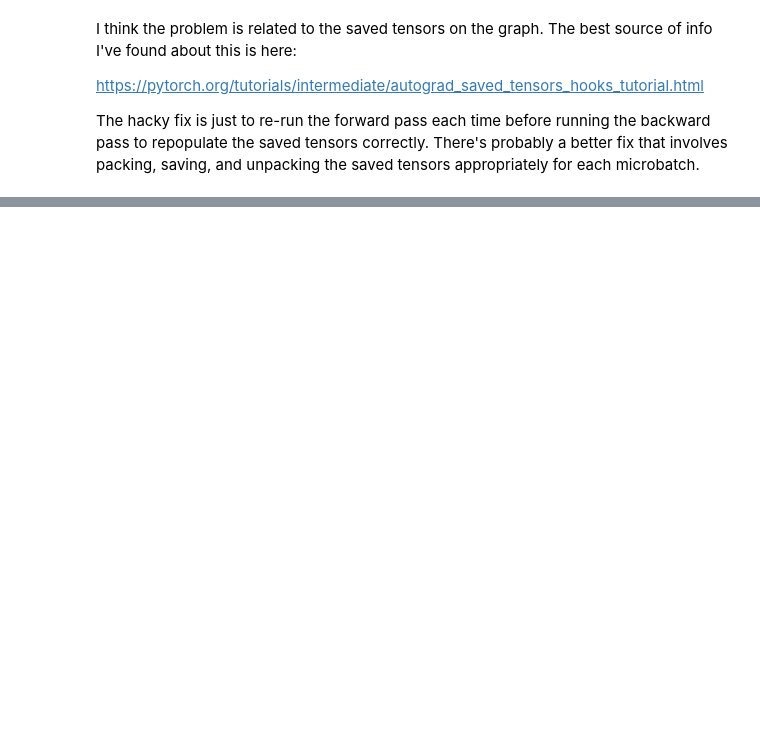
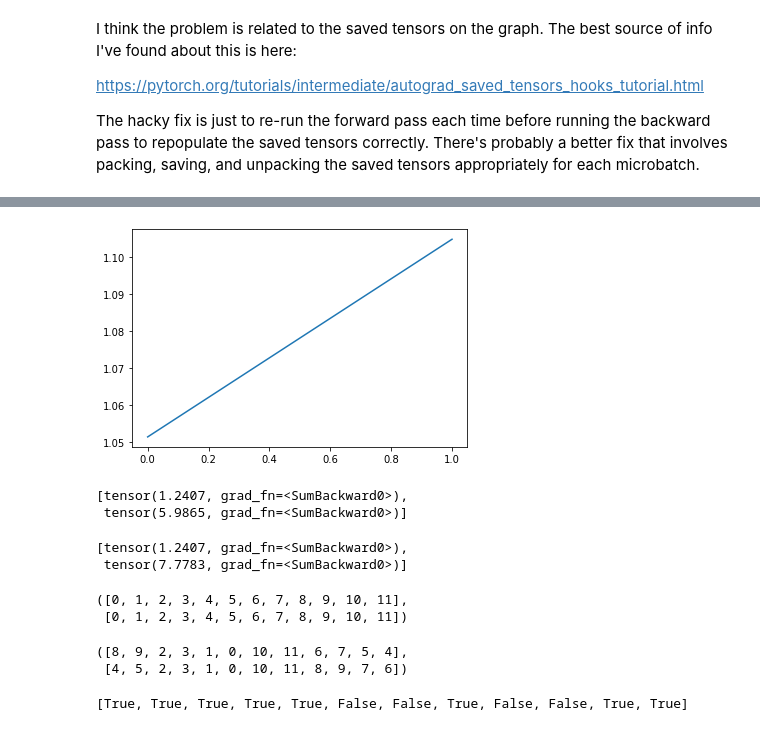
Before and after one commit to tamera-lanham/mlab, a Jupyter notebook: days/w3d1/refactor/reproduce-bug.ipynb, the cells around one changed output, grey strips where cells are left out. Cells and saved outputs as stored; diff of their text form; code cells hidden in the pictures; blank space fills up the shorter version.

```diff
--- a/days/w3d1/refactor/reproduce-bug.ipynb
+++ b/days/w3d1/refactor/reproduce-bug.ipynb
@@ -72,0 +100,57 @@ f._saved_mat2_strides
+# %%
+# Let's compare the storage against what it should be
+
+pack_order_2, unpack_order_2 = [], []
+storage_2 = []
+def pack_2(x):
+    storage_2.append(x)
+    pack_order_2.append(len(storage_2) - 1)
+    return len(storage_2) - 1
+
+def unpack_2(x):
+    unpack_order_2.append(x)
+    return storage_2[x]
+
+model = init_model()
+model.load_state_dict(model_state)
+
+loss_fn = t.nn.MSELoss()
+optimizer = t.optim.SGD(model.parameters(), 0.1)
+stored_outputs_2= {}
+losses= []
+for i, inputs in enumerate(data_batches):
+    optimizer.zero_grad()
+    with t.autograd.graph.saved_tensors_hooks(pack_2, unpack_2):
+        outputs = model(inputs)
+        loss = loss_fn(outputs, inputs)
+    stored_outputs_2[i] = outputs
+    loss.backward()
+    optimizer.step()
+    losses.append(loss.detach())
+plt.plot(losses);
+# %% [output]
+[figure, added]
+# %%
+[o.sum() for i, o in stored_outputs.items()]
+# %% [output]
+[tensor(1.2407, grad_fn=<SumBackward0>),
+ tensor(5.9865, grad_fn=<SumBackward0>)]
+# %%
+[o.sum() for i, o in stored_outputs_2.items()]
+# %% [output]
+[tensor(1.2407, grad_fn=<SumBackward0>),
+ tensor(7.7783, grad_fn=<SumBackward0>)]
+# %%
+pack_order, pack_order_2
+# %% [output]
+([0, 1, 2, 3, 4, 5, 6, 7, 8, 9, 10, 11],
+ [0, 1, 2, 3, 4, 5, 6, 7, 8, 9, 10, 11])
+# %%
+unpack_order, unpack_order_2
+# %% [output]
+([8, 9, 2, 3, 1, 0, 10, 11, 6, 7, 5, 4],
+ [4, 5, 2, 3, 1, 0, 10, 11, 8, 9, 7, 6])
+# %%
+[storage[i].shape == (storage_2[i].shape) for i in range(len(storage))]
+# %% [output]
+[True, True, True, True, True, False, False, True, False, False, True, True]
```
Also changed, not shown: parts of 19 cells of this notebook.
